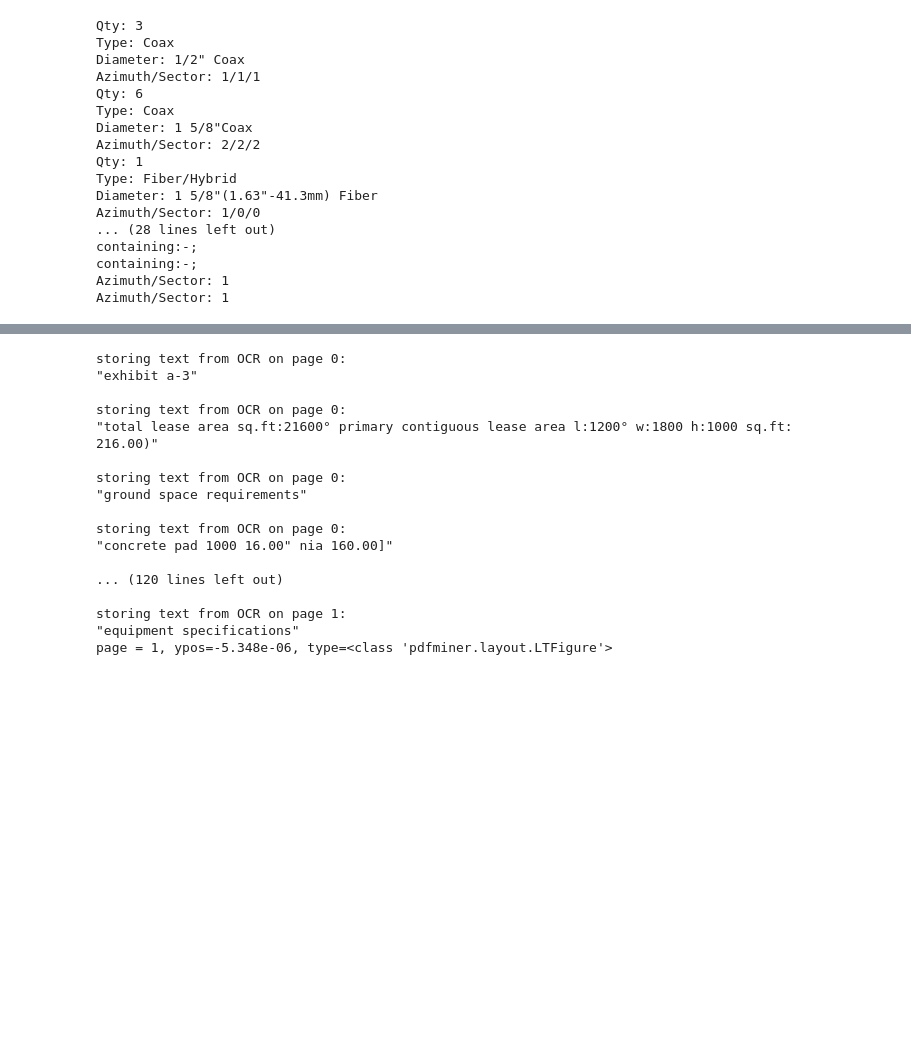
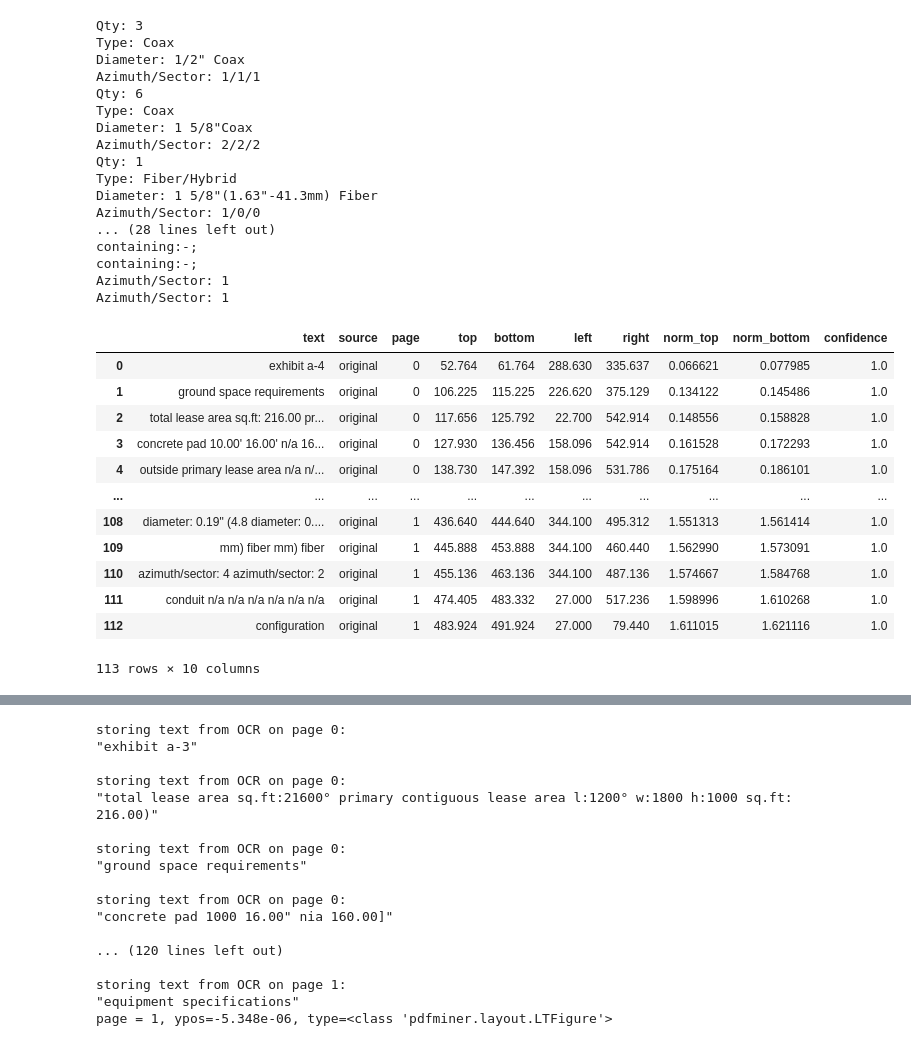
Before and after one commit to daltondm/OCR_for_telecommunications_quality_assurance, a Jupyter notebook: full_ocr_and_pdf_data_extraction_process.ipynb, the cells around one changed output, grey strips where cells are left out. Saved outputs shown, nothing was run; the diff lists cells and outputs as text; code cells hidden in the pictures; blank space fills up the shorter version.

```diff
--- a/full_ocr_and_pdf_data_extraction_process.ipynb
+++ b/full_ocr_and_pdf_data_extraction_process.ipynb
@@ -988,6 +1075,22 @@ containing:-;
 containing:-;
 Azimuth/Sector: 1
 Azimuth/Sector: 1
+# %%
+new_exhibit.text_df
+# %% [output]
+|  | text | source | page | top | bottom | left | right | norm_top | norm_bottom | confidence |
+| 0 | exhibit a-4 | original | 0 | 52.764 | 61.764 | 288.630 | 335.637 | 0.066621 | 0.077985 | 1.0 |
+| 1 | ground space requirements | original | 0 | 106.225 | 115.225 | 226.620 | 375.129 | 0.134122 | 0.145486 | 1.0 |
+| 2 | total lease area sq.ft: 216.00 pr... | original | 0 | 117.656 | 125.792 | 22.700 | 542.914 | 0.148556 | 0.158828 | 1.0 |
+| 3 | concrete pad 10.00' 16.00' n/a 16... | original | 0 | 127.930 | 136.456 | 158.096 | 542.914 | 0.161528 | 0.172293 | 1.0 |
+| 4 | outside primary lease area n/a n/... | original | 0 | 138.730 | 147.392 | 158.096 | 531.786 | 0.175164 | 0.186101 | 1.0 |
+| ... | ... | ... | ... | ... | ... | ... | ... | ... | ... | ... |
+| 108 | diameter: 0.19" (4.8 diameter: 0.... | original | 1 | 436.640 | 444.640 | 344.100 | 495.312 | 1.551313 | 1.561414 | 1.0 |
+| 109 | mm) fiber mm) fiber | original | 1 | 445.888 | 453.888 | 344.100 | 460.440 | 1.562990 | 1.573091 | 1.0 |
+| 110 | azimuth/sector: 4 azimuth/sector: 2 | original | 1 | 455.136 | 463.136 | 344.100 | 487.136 | 1.574667 | 1.584768 | 1.0 |
+| 111 | conduit n/a n/a n/a n/a n/a n/a | original | 1 | 474.405 | 483.332 | 27.000 | 517.236 | 1.598996 | 1.610268 | 1.0 |
+| 112 | configuration | original | 1 | 483.924 | 491.924 | 27.000 | 79.440 | 1.611015 | 1.621116 | 1.0 |
+113 rows × 10 columns
 # %%
 new_exhibit.sections['ground space requirements']['data']
 new_exhibit.sections['backup power requirements']['data']
```
Also changed, not shown: parts of 4 cells of this notebook.
